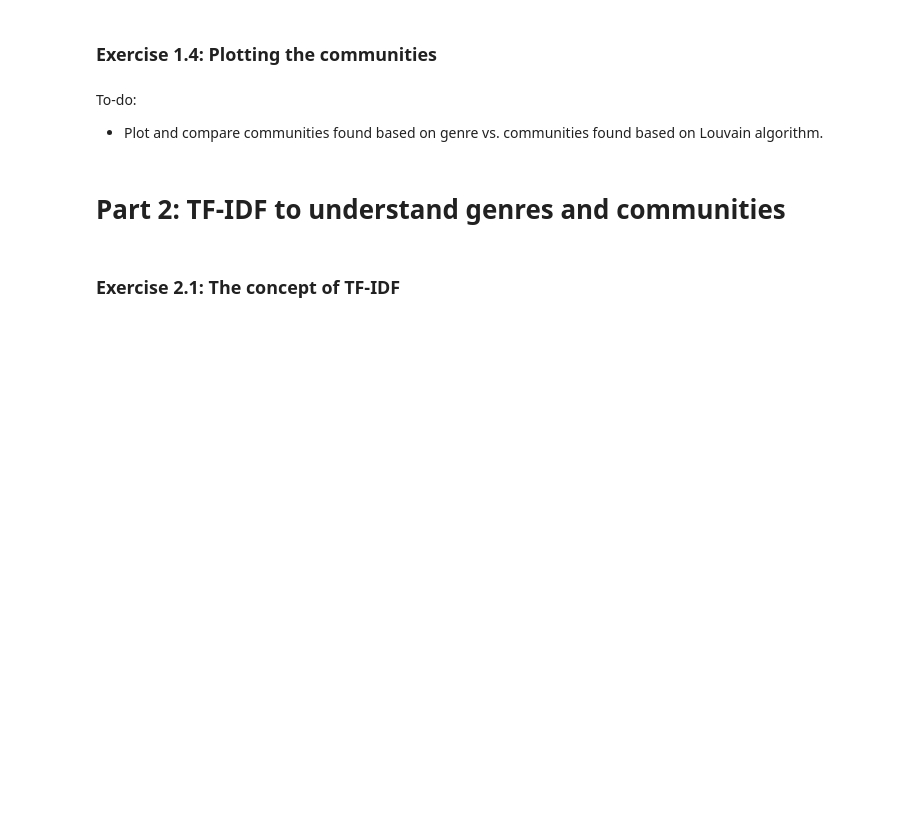
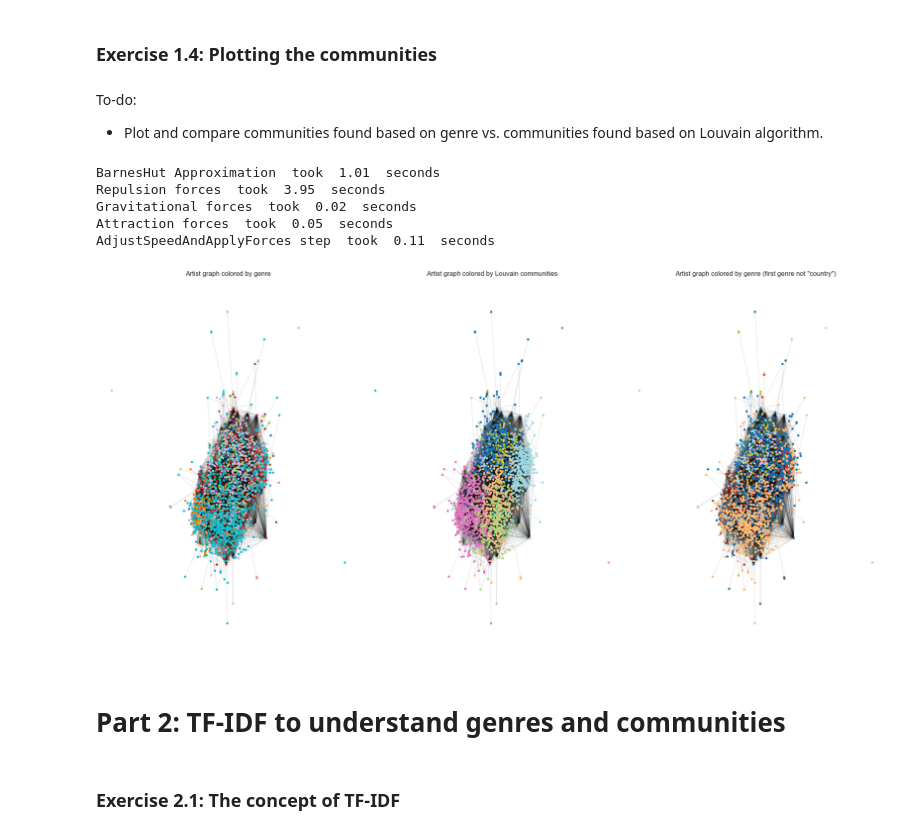
Before and after one commit to annaekner/social-graphs, a Jupyter notebook: Assignment 2/Assignment2.ipynb, the cells around one changed output. Drawn from its saved outputs; the diff is of its cells as text; code cells hidden in the pictures; blank space fills up the shorter version.

Commit message:
plots 1.4

```diff
--- a/Assignment 2/Assignment2.ipynb
+++ b/Assignment 2/Assignment2.ipynb
@@ -393,6 +394,7 @@ def get_n_most_common_communities(community_dict, n=1):
 
 communities_louvain_common = get_n_most_common_communities(communities_louvain, n=7)
 communities_genres_all_common = get_n_most_common_communities(communities_genres_all, n=7)
+communities_genres_not_country_as_first_common = get_n_most_common_communities(communities, n=7)
 # %%
 def create_confusion_matrix(communities_louvain_common, communities_genres_all_common):
     """
@@ -456,3 +535,24 @@ To-do:
+# %%
+# Which one is the better option, try both
+#positions = FA2_positions(artist_undirected_graph, pos=None, iterations=200)
+initial_pos = nx.spring_layout(artist_undirected_graph)
+positions = FA2_positions(artist_undirected_graph, pos=initial_pos, iterations=200)
+plt.figure(figsize=(20, 10))
+plt.subplot(1, 3, 1)
+create_plot(artist_undirected_graph, positions, communities_genres_all, 'tab20', 'Artist graph colored by genre')
+plt.subplot(1, 3, 2)
+create_plot(artist_undirected_graph, positions, communities_louvain, 'tab20', 'Artist graph colored by Louvain communities')
+plt.subplot(1, 3, 3)
+create_plot(artist_undirected_graph, positions, communities_genres_not_country_as_first_common, 'tab20', 'Artist graph colored by genre (first genre not "country")')
+plt.tight_layout()
+plt.show()
+# %% [output]
+BarnesHut Approximation  took  1.01  seconds
+Repulsion forces  took  3.95  seconds
+Gravitational forces  took  0.02  seconds
+Attraction forces  took  0.05  seconds
+AdjustSpeedAndApplyForces step  took  0.11  seconds
+[figure, added]
 # %% [markdown]
 # **Part 2: TF-IDF to understand genres and communities**
 # %% [markdown]
```
Also changed, not shown: parts of 3 cells of this notebook.
